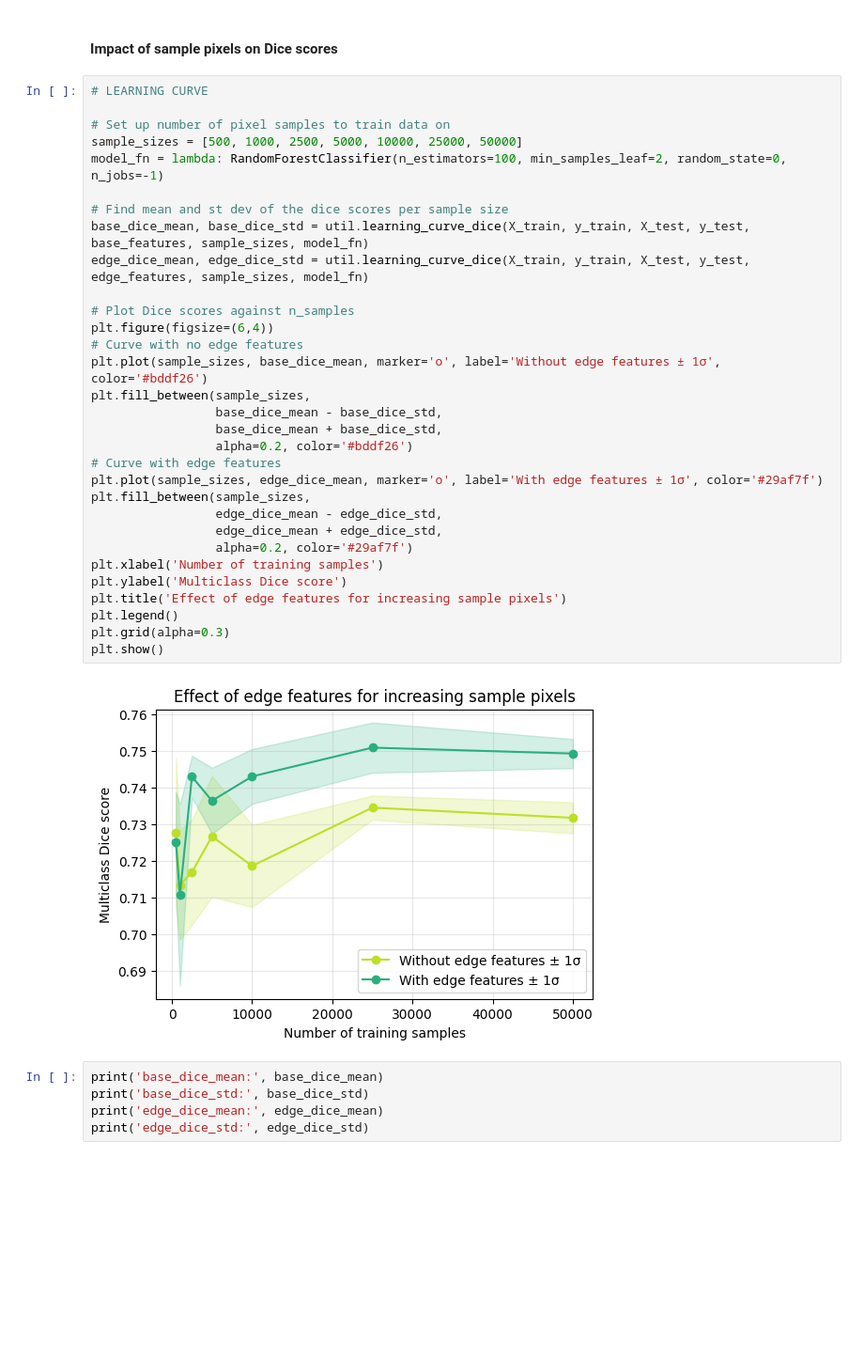
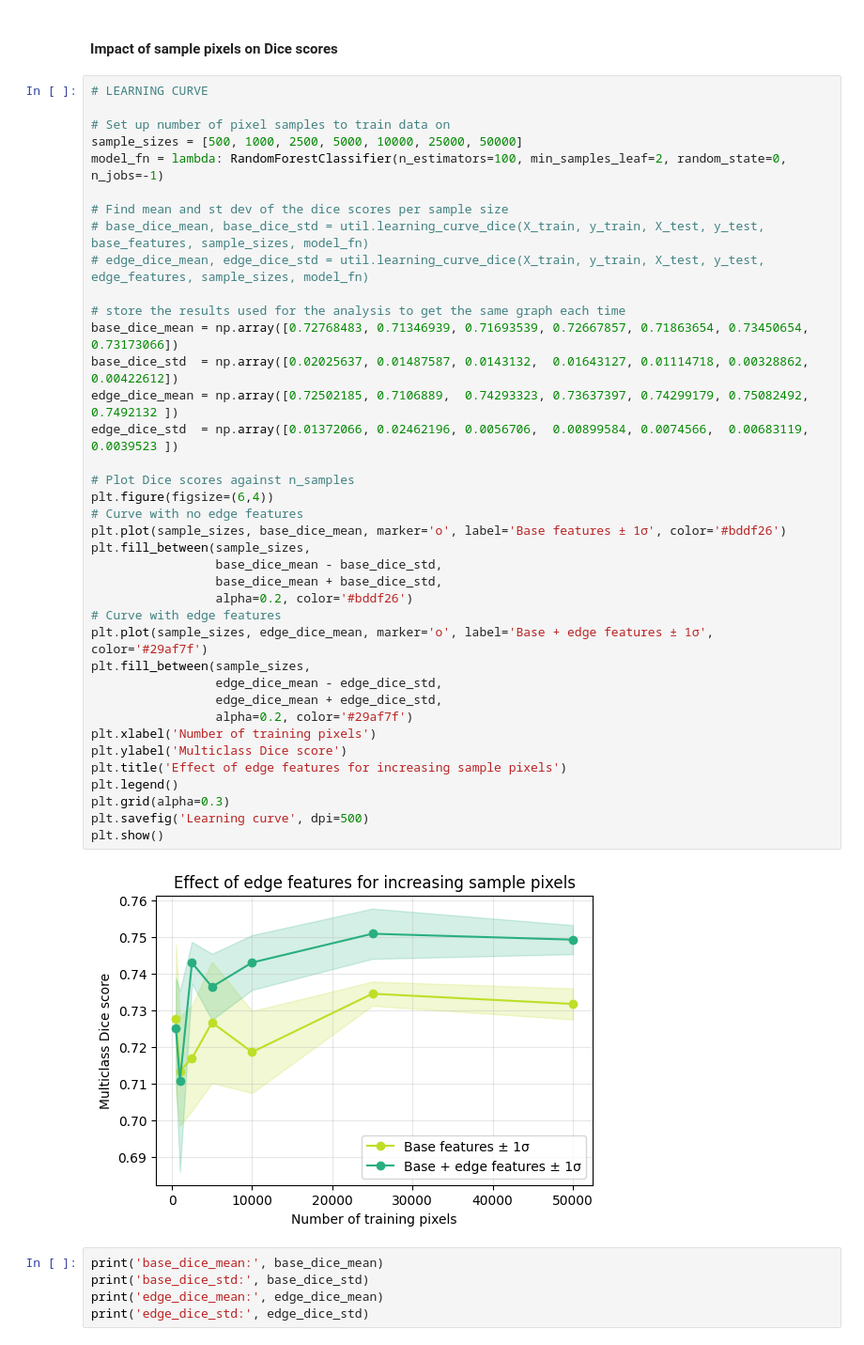
Before and after one commit to ariana-kdr/8be030-assignment2, a Jupyter notebook: reader/2.6_segmentation_project.ipynb, the cells around one changed output. Shown at 94% size. Drawn from its saved outputs; the diff is of its cells as text; blank space fills up the shorter version.

```diff
--- a/reader/2.6_segmentation_project.ipynb
+++ b/reader/2.6_segmentation_project.ipynb
@@ -599,36 +599,43 @@ A training data set was first put together using subjects 1-4, with subject 5 be
 # %%
 # LEARNING CURVE
 
 # Set up number of pixel samples to train data on
 sample_sizes = [500, 1000, 2500, 5000, 10000, 25000, 50000]
 model_fn = lambda: RandomForestClassifier(n_estimators=100, min_samples_leaf=2, random_state=0, n_jobs=-1)
 
 # Find mean and st dev of the dice scores per sample size
-base_dice_mean, base_dice_std = util.learning_curve_dice(X_train, y_train, X_test, y_test, base_features, sample_sizes, model_fn)
-edge_dice_mean, edge_dice_std = util.learning_curve_dice(X_train, y_train, X_test, y_test, edge_features, sample_sizes, model_fn)
+# base_dice_mean, base_dice_std = util.learning_curve_dice(X_train, y_train, X_test, y_test, base_features, sample_sizes, model_fn)
+# edge_dice_mean, edge_dice_std = util.learning_curve_dice(X_train, y_train, X_test, y_test, edge_features, sample_sizes, model_fn)
+
+# store the results used for the analysis to get the same graph each time
+base_dice_mean = np.array([0.72768483, 0.71346939, 0.71693539, 0.72667857, 0.71863654, 0.73450654, 0.73173066])
+base_dice_std  = np.array([0.02025637, 0.01487587, 0.0143132,  0.01643127, 0.01114718, 0.00328862, 0.00422612])
+edge_dice_mean = np.array([0.72502185, 0.7106889,  0.74293323, 0.73637397, 0.74299179, 0.75082492, 0.7492132 ])
+edge_dice_std  = np.array([0.01372066, 0.02462196, 0.0056706,  0.00899584, 0.0074566,  0.00683119, 0.0039523 ])
 
 # Plot Dice scores against n_samples
 plt.figure(figsize=(6,4))
 # Curve with no edge features
-plt.plot(sample_sizes, base_dice_mean, marker='o', label='Without edge features ± 1σ', color='#bddf26')
+plt.plot(sample_sizes, base_dice_mean, marker='o', label='Base features ± 1σ', color='#bddf26')
 plt.fill_between(sample_sizes,
                  base_dice_mean - base_dice_std,
                  base_dice_mean + base_dice_std,
                  alpha=0.2, color='#bddf26')
 # Curve with edge features
-plt.plot(sample_sizes, edge_dice_mean, marker='o', label='With edge features ± 1σ', color='#29af7f')
+plt.plot(sample_sizes, edge_dice_mean, marker='o', label='Base + edge features ± 1σ', color='#29af7f')
 plt.fill_between(sample_sizes,
                  edge_dice_mean - edge_dice_std,
                  edge_dice_mean + edge_dice_std,
                  alpha=0.2, color='#29af7f')
-plt.xlabel('Number of training samples')
+plt.xlabel('Number of training pixels')
 plt.ylabel('Multiclass Dice score')
 plt.title('Effect of edge features for increasing sample pixels')
 plt.legend()
 plt.grid(alpha=0.3)
+plt.savefig('Learning curve', dpi=500)
 plt.show()
 # %% [output]
-[figure, old version]
+[figure, new version]
 # %%
 print('base_dice_mean:', base_dice_mean)
 print('base_dice_std:', base_dice_std)
```
Also changed, not shown: parts of 3 cells of this notebook, 1 other file.
